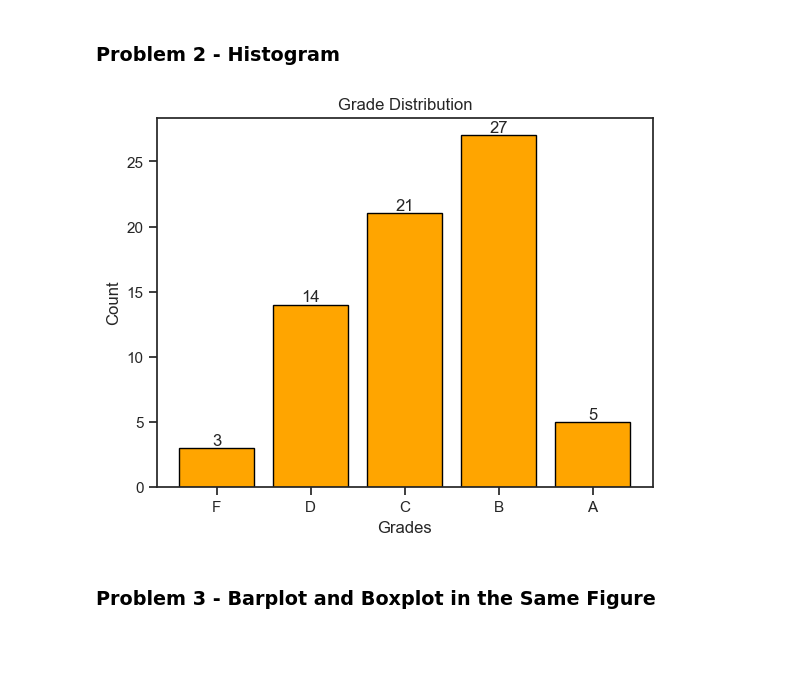
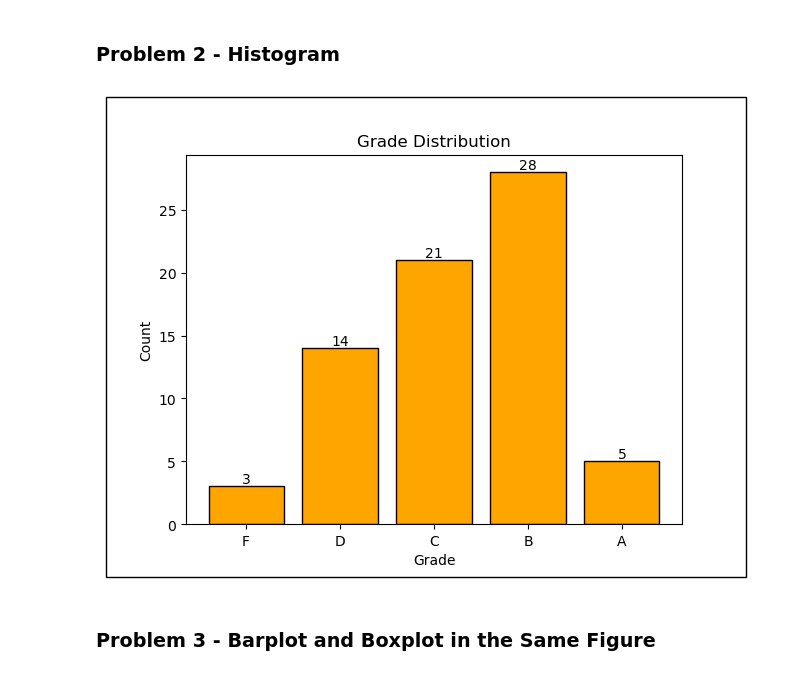
Before and after one commit to IE-555/homework4-Sharsoom, a Jupyter notebook: fsharsoo_hw4.ipynb, the cells around one changed output. Cells and saved outputs as stored; diff of their text form; code cells hidden in the pictures; blank space fills up the shorter version.

```diff
--- a/fsharsoo_hw4.ipynb
+++ b/fsharsoo_hw4.ipynb
@@ -47,32 +51,38 @@ plt.show()
 # %% [markdown]
 ### Problem 2 - Histogram
 # %%
-#import numpy
 import numpy as np
 
 #set data to d1
 d1 = pd.read_csv('student_grades.csv', comment='%')
-
+scores = []
+with open("student_grades.csv") as f:
+    for line in f:
+        if not line.startswith("%"):
+            x, y = line.split(",")
+            scores.append(float(y))
+#print(d1)
 #to select second column in the dataframe
-scores = d1.iloc[:, 1]
-
 #assigning bins and grades
 bins = [0, 60, 70, 80, 90, 100]
 grades = ['F', 'D', 'C', 'B', 'A']
 
 hist, bin_edges = np.histogram(scores, bins=bins)
 
 #plotting
 plt.bar(grades, hist, color='orange', edgecolor='black')
 for i, count in enumerate(hist):
     plt.text(grades[i], count, str(count), ha='center', va='bottom')
-
+fig = plt.gcf()
+ax = plt.gca()
+rect = patches.Rectangle((0, 0), 1, 1, transform=fig.transFigure, linewidth=1, edgecolor='black', facecolor='none', zorder=10)
+fig.patches.extend([rect])
 plt.title('Grade Distribution')
-plt.xlabel('Grades')
+plt.xlabel('Grade')
 plt.ylabel('Count')
 plt.show()
 # %% [output]
-[figure, old version]
+[figure, new version]
 # %% [markdown]
 ### Problem 3 - Barplot and Boxplot in the Same Figure
 # %%
```
Also changed, not shown: parts of 6 cells of this notebook.
